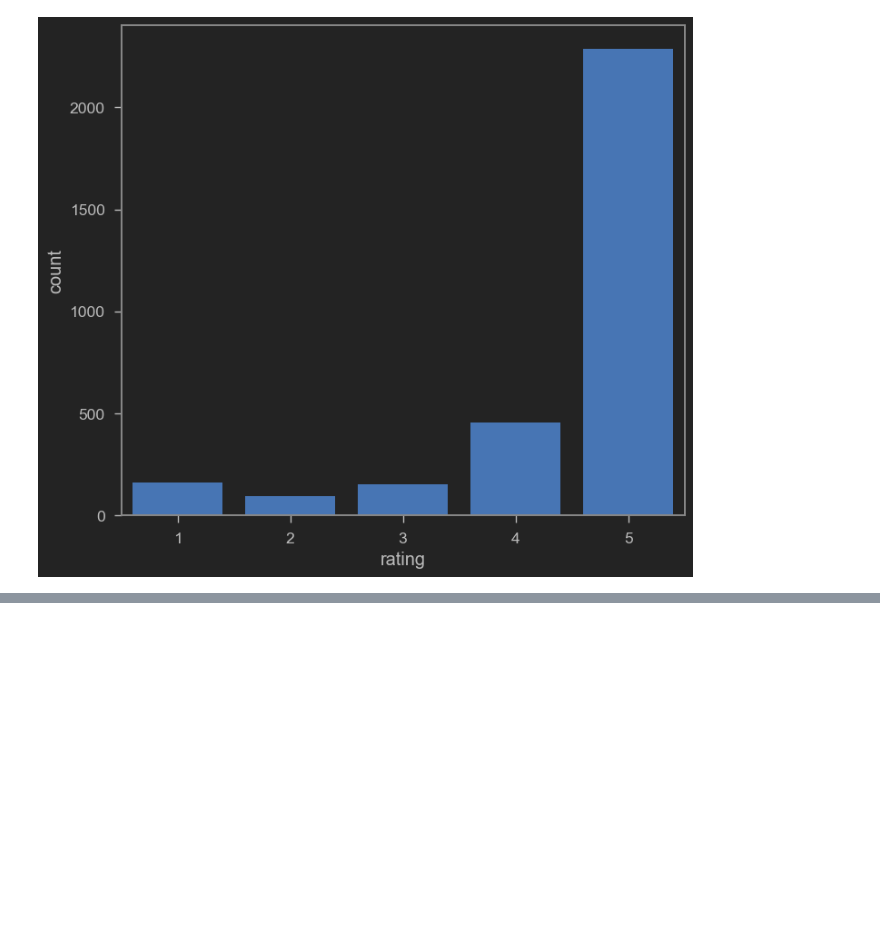
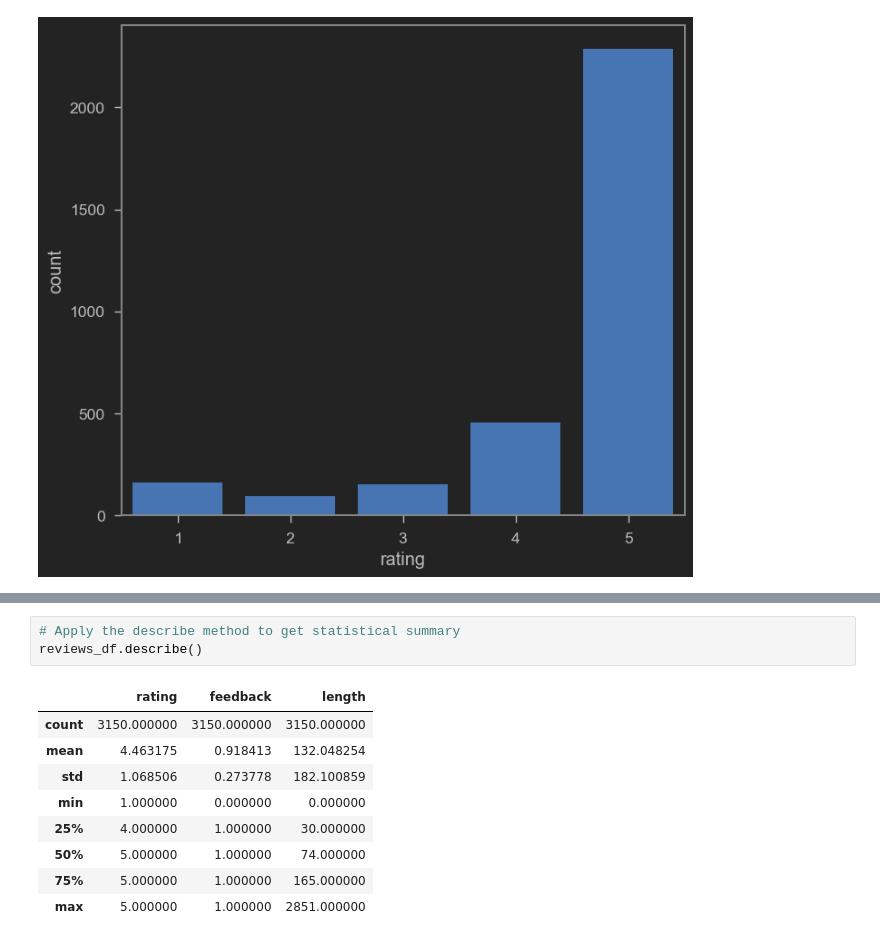
Before and after one commit to Arei1997/Amazon-Reviews, a Jupyter notebook: Amazon.ipynb, the cells around one changed output, grey strips where cells are left out. Saved outputs shown, nothing was run; the diff lists cells and outputs as text; blank space fills up the shorter version.

```diff
--- a/Amazon.ipynb
+++ b/Amazon.ipynb
@@ -113,0 +170,13 @@ Number of positive feedback: 2893
+# %%
+# Apply the describe method to get statistical summary
+reviews_df.describe()
+# %% [output]
+|  | rating | feedback | length |
+| count | 3150.000000 | 3150.000000 | 3150.000000 |
+| mean | 4.463175 | 0.918413 | 132.048254 |
+| std | 1.068506 | 0.273778 | 182.100859 |
+| min | 1.000000 | 0.000000 | 0.000000 |
+| 25% | 4.000000 | 1.000000 | 30.000000 |
+| 50% | 5.000000 | 1.000000 | 74.000000 |
+| 75% | 5.000000 | 1.000000 | 165.000000 |
+| max | 5.000000 | 1.000000 | 2851.000000 |
```
Also changed, not shown: parts of 8 cells of this notebook.
